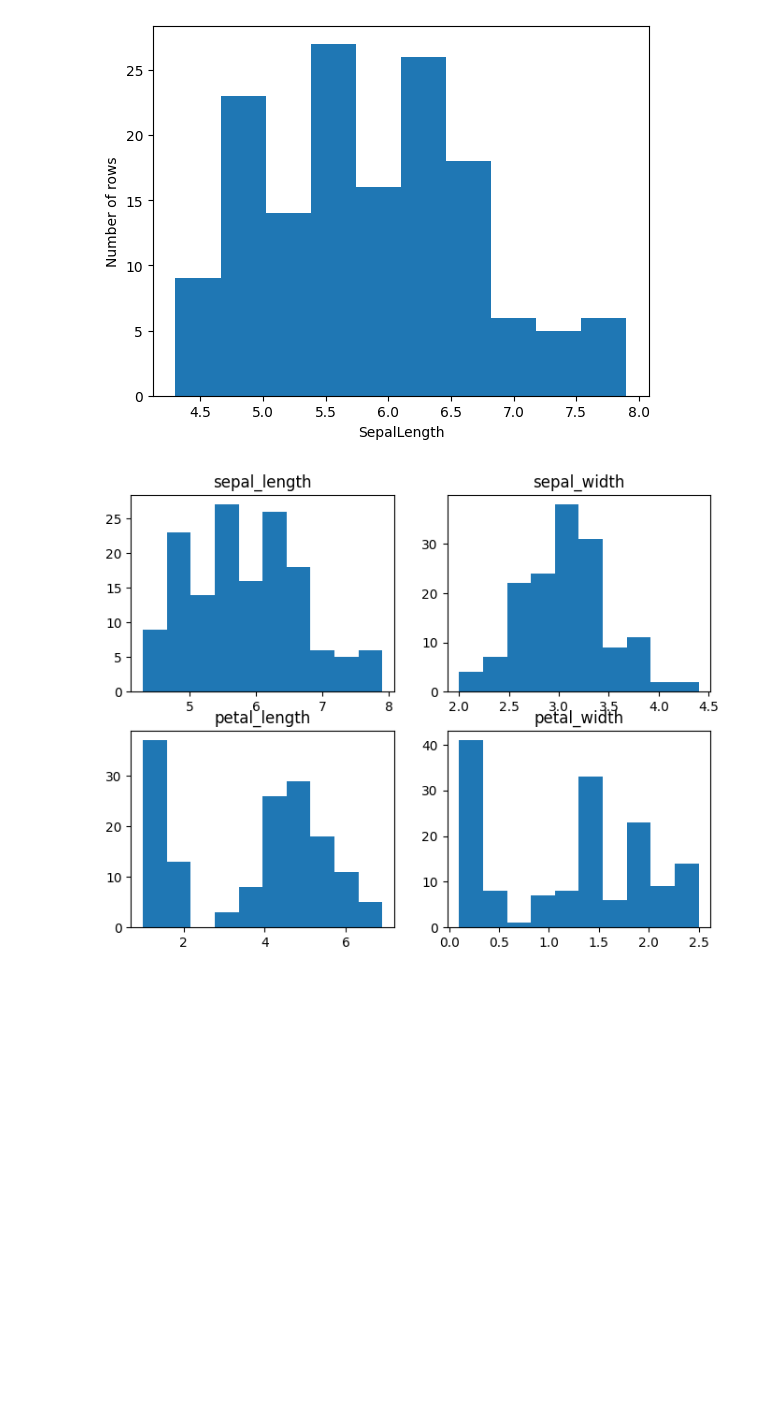
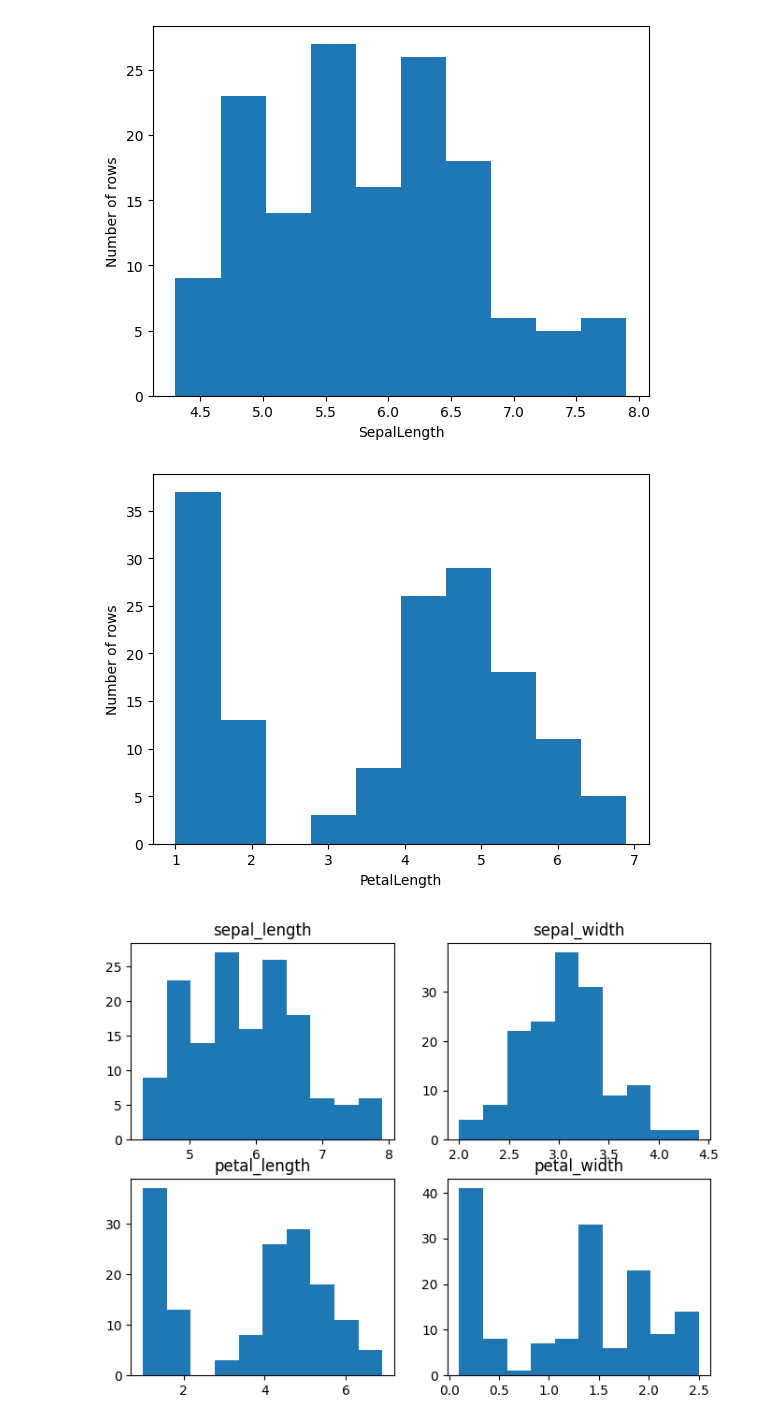
Before and after one commit to robitussin/CCMACLRL, a Jupyter notebook: 2 - kNN/implementation/iris_dataset_using_knn.ipynb, the cells around one changed output. Cells and saved outputs as stored; diff of their text form; code cells hidden in the pictures; blank space fills up the shorter version.

```diff
--- a/2 - kNN/implementation/iris_dataset_using_knn.ipynb
+++ b/2 - kNN/implementation/iris_dataset_using_knn.ipynb
@@ -92,6 +92,13 @@ plt.ylabel("Number of rows")
 plt.show()
 # %% [output]
 [figure]
+# %%
+plt.hist(df["PetalLengthCm"])
+plt.xlabel("PetalLength")
+plt.ylabel("Number of rows")
+plt.show()
+# %% [output]
+[figure, added]
 # %%
 fig, ax = plt.subplots(2,2, figsize=(8,6))
 
```
Also changed, not shown: parts of 4 cells of this notebook, 3 other files.
